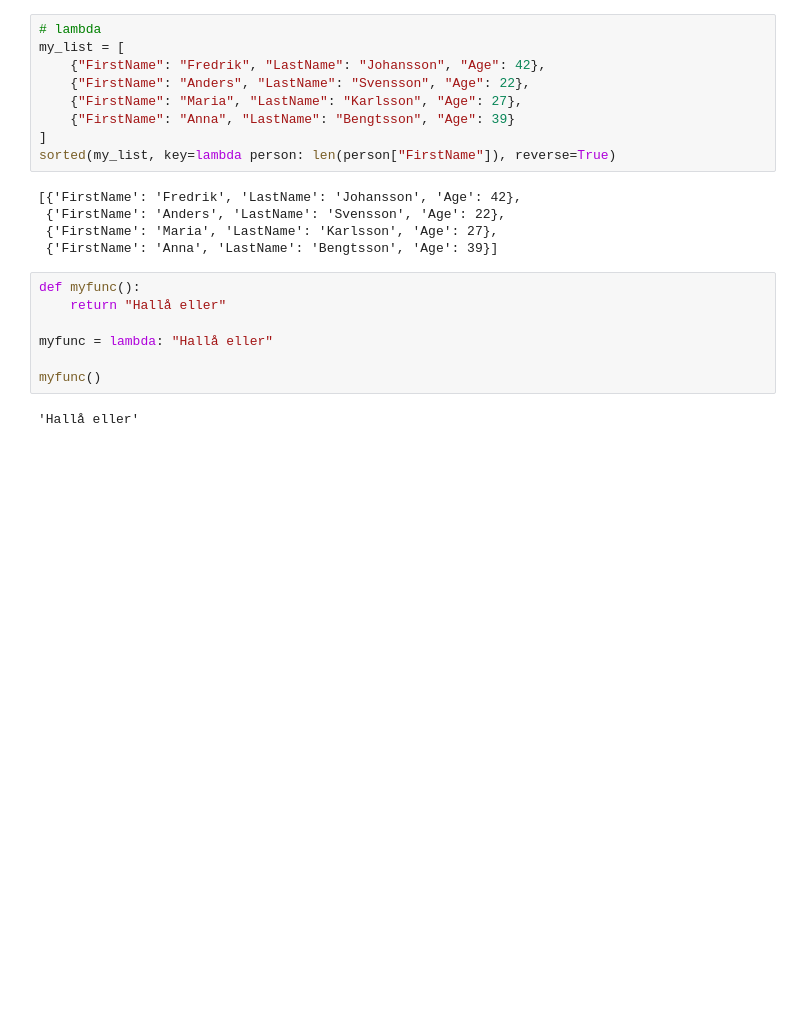
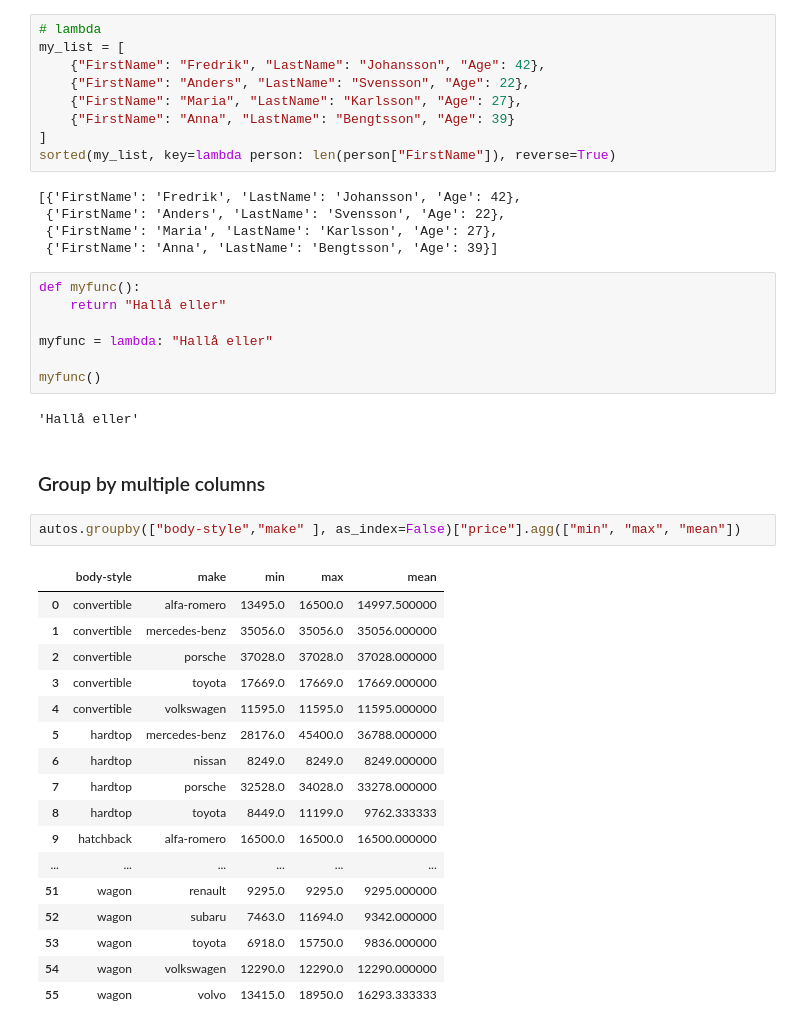
Before and after one commit to SFredin1/Databehandling-AI23-SEBASTIAN-FREDIN, a Jupyter notebook: Code_Alongs/L011_Aggregations.ipynb, the cells around one changed output. Saved outputs shown, nothing was run; the diff lists cells and outputs as text; blank space fills up the shorter version.

```diff
--- a/Code_Alongs/L011_Aggregations.ipynb
+++ b/Code_Alongs/L011_Aggregations.ipynb
@@ -339,3 +339,25 @@ myfunc = lambda: "Hallå eller"
 myfunc()
 # %% [output]
 'Hallå eller'
+# %% [markdown]
+### Group by multiple columns
+# %%
+autos.groupby(["body-style","make" ], as_index=False)["price"].agg(["min", "max", "mean"])
+# %% [output]
+|  | body-style | make | min | max | mean |
+| 0 | convertible | alfa-romero | 13495.0 | 16500.0 | 14997.500000 |
+| 1 | convertible | mercedes-benz | 35056.0 | 35056.0 | 35056.000000 |
+| 2 | convertible | porsche | 37028.0 | 37028.0 | 37028.000000 |
+| 3 | convertible | toyota | 17669.0 | 17669.0 | 17669.000000 |
+| 4 | convertible | volkswagen | 11595.0 | 11595.0 | 11595.000000 |
+| 5 | hardtop | mercedes-benz | 28176.0 | 45400.0 | 36788.000000 |
+| 6 | hardtop | nissan | 8249.0 | 8249.0 | 8249.000000 |
+| 7 | hardtop | porsche | 32528.0 | 34028.0 | 33278.000000 |
+| 8 | hardtop | toyota | 8449.0 | 11199.0 | 9762.333333 |
+| 9 | hatchback | alfa-romero | 16500.0 | 16500.0 | 16500.000000 |
+| ... | ... | ... | ... | ... | ... |
+| 51 | wagon | renault | 9295.0 | 9295.0 | 9295.000000 |
+| 52 | wagon | subaru | 7463.0 | 11694.0 | 9342.000000 |
+| 53 | wagon | toyota | 6918.0 | 15750.0 | 9836.000000 |
+| 54 | wagon | volkswagen | 12290.0 | 12290.0 | 12290.000000 |
+| 55 | wagon | volvo | 13415.0 | 18950.0 | 16293.333333 |
```
Also changed, not shown: 8 other files.
